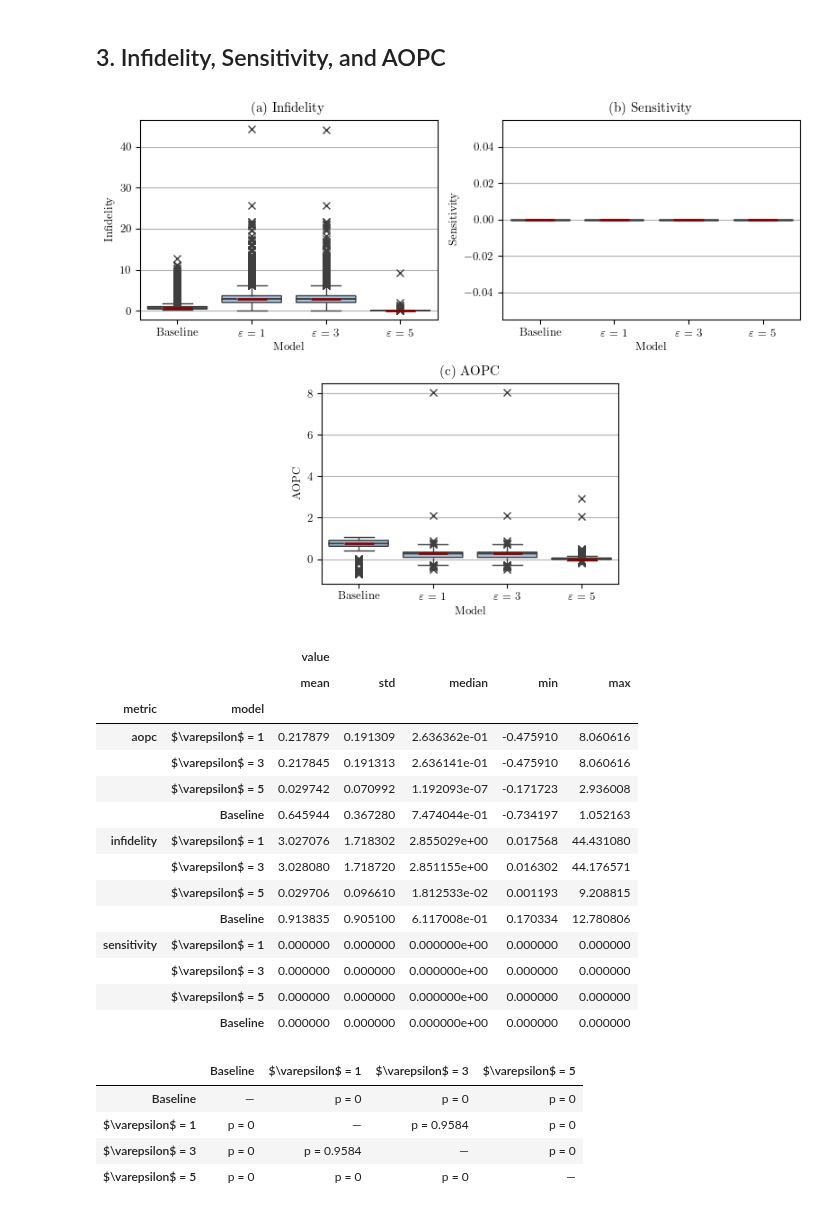
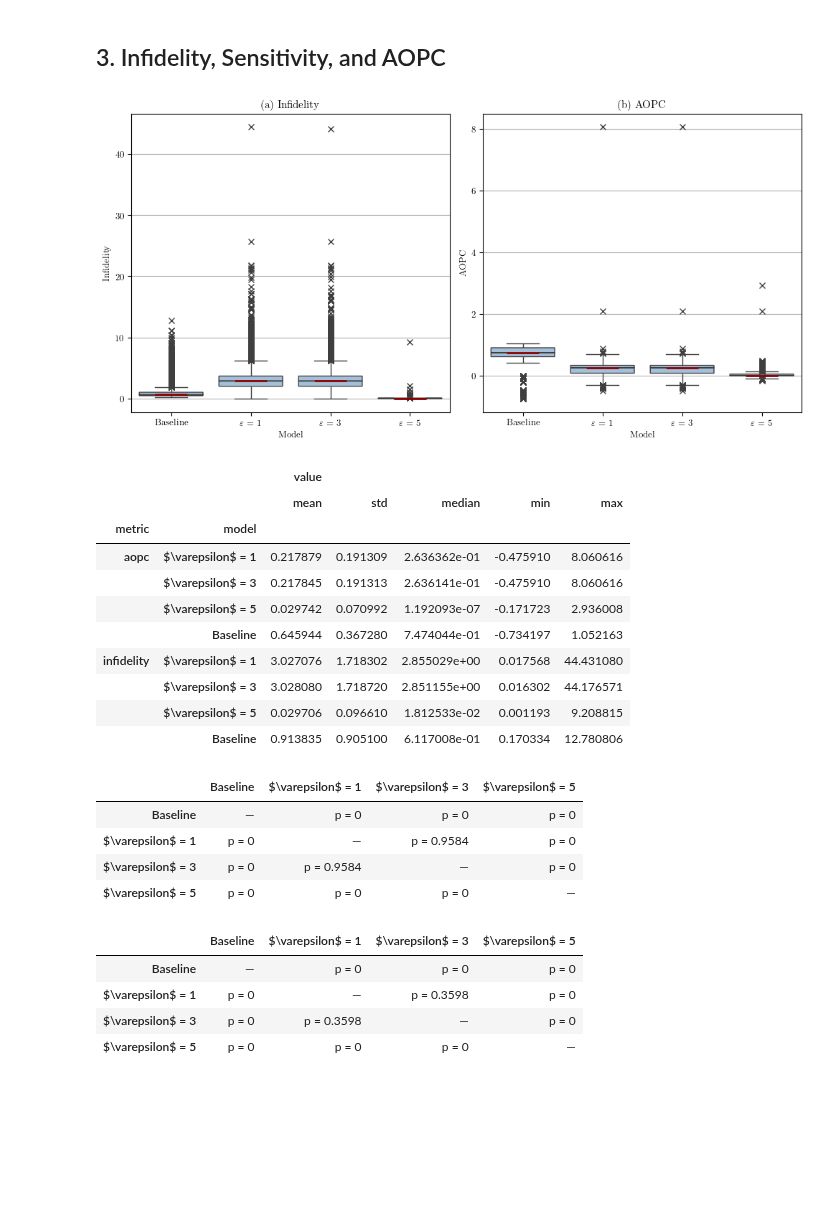
Before and after one commit to trinhkieuha/dp-shap-anomaly-detection, a Jupyter notebook: notebooks/06_Explainability.ipynb, the cells around one changed output. Saved outputs shown, nothing was run; the diff lists cells and outputs as text; code cells hidden in the pictures; blank space fills up the shorter version.

Commit message:
Commit explainability evaluations

```diff
--- a/notebooks/06_Explainability.ipynb
+++ b/notebooks/06_Explainability.ipynb
@@ -34,9 +34,9 @@ plt.rcParams['font.size'] = 9
 # Chosen tuning objective
 metric = "AUC"
 x_size = 12000
-explain_size = 500
+explain_size = 25
 
-"""for script in ["explain", "explain_eval"]:
+for script in ["explain", "explain_eval"]:
 
     # Create the script directory if it doesn't exist
     os.makedirs("scripts", exist_ok=True)
@@ -57,4 +57,4 @@ explain_size = 500
             if model_type == "dpsgd":
                 txt += f' --model_type {model_type}'
             with open(f"scripts/{script}.sh", "a") as f:
-                f.write(txt + "\n")"""
+                f.write(txt + "\n")
@@ -212,20 +210,17 @@ df_melted.groupby(["gap_type", "epsilon"]).agg(["mean", "std", "median", "min",
 ## 3. Infidelity, Sensitivity, and AOPC
 # %%
 # Create figure and define the grid layout
-fig = plt.figure(figsize=(8, 6))
-gs = gridspec.GridSpec(2, 4, height_ratios=[1, 1])
-gs_bottom = gridspec.GridSpecFromSubplotSpec(1, 4, subplot_spec=gs[1, :])
+fig, axes = plt.subplots(1, 2, figsize=(10, 5))
+# Flatten the axes array for easier indexing
+axes = axes.flatten()
 
 # First plot: Infidelity
-ax1 = fig.add_subplot(gs[0, 0:2])  # Top-left
+ax1 = axes[0]
 
 # Second plot: Sensitivity
-ax2 = fig.add_subplot(gs[0, 2:4])  # Top-right
+ax2 = axes[1]
 
-# Third plot: AOPC
-ax3 = fig.add_subplot(gs_bottom[0, 1:3])  # Center cell of the 4-column row
-
-df = pd.DataFrame(columns=["model", "infidelity", "sensitivity", "aopc"])
+df = pd.DataFrame(columns=["model", "infidelity", "aopc"])
 # Plot the metrics for the baseline and DPSGD models
 for (model_type, version, eps), explanation in shap_dict.items():
     try:
@@ -243,51 +238,40 @@ df.fillna(0, inplace=True)
 sns.boxplot(data=df,
             x="model",
             y="infidelity",
             ax=ax1,
             flierprops={"marker": "x"},
             boxprops={"facecolor": (.3, .5, .7, .5)},
             medianprops={"color": "darkred", "linewidth": 2},
             notch=True, showcaps=True)
 
 sns.boxplot(data=df,
             x="model",
-            y="sensitivity",
+            y="aopc",
             ax=ax2,
-            flierprops={"marker": "x"},
-            boxprops={"facecolor": (.3, .5, .7, .5)},
-            medianprops={"color": "darkred", "linewidth": 2},
-            notch=True, showcaps=True)
-
-sns.boxplot(data=df,
-            x="model",
-            y="aopc",
-            ax=ax3,
             flierprops={"marker": "x"},
             boxprops={"facecolor": (.3, .5, .7, .5)},
             medianprops={"color": "darkred", "linewidth": 2},
             notch=True, showcaps=True)
 
 # Set the titles for the subplots
 ax1.set_title("(a) Infidelity")
-ax2.set_title("(b) Sensitivity")
-ax3.set_title("(c) AOPC")
+ax2.set_title("(b) AOPC")
 
 # Set the y-axis labels
 ax1.set_ylabel("Infidelity")
-ax2.set_ylabel("Sensitivity")
-ax3.set_ylabel("AOPC")
+ax2.set_ylabel("AOPC")
 
 # Set the y-axis labels
-for ax in [ax1, ax2, ax3]:
+for ax in [ax1, ax2]:
     ax.set_xlabel("Model")
     ax.grid(axis='y')
 
 plt.tight_layout()
 plt.show()
 # %% [output]
-[figure, old version]
+[figure, new version]
 # %%
-df.melt(id_vars=["model"], value_vars=["infidelity", "sensitivity", "aopc"], var_name="metric", value_name="value").groupby(["metric", "model"]).agg(["mean", "std", "median", "min", "max"])
+df.melt(id_vars=["model"], value_vars=["infidelity", "aopc"], var_name="metric", value_name="value").groupby(["metric", "model"]).agg(["mean", "std", "median", "min", "max"])
 # %% [output]
 |  |  | value |  |  |  |  |
 |  |  | mean | std | median | min | max |
@@ -300,10 +284,6 @@ df.melt(id_vars=["model"], value_vars=["infidelity", "sensitivity", "aopc"], var
 |  | $\varepsilon$ = 3 | 3.028080 | 1.718720 | 2.851155e+00 | 0.016302 | 44.176571 |
 |  | $\varepsilon$ = 5 | 0.029706 | 0.096610 | 1.812533e-02 | 0.001193 | 9.208815 |
 |  | Baseline | 0.913835 | 0.905100 | 6.117008e-01 | 0.170334 | 12.780806 |
-| sensitivity | $\varepsilon$ = 1 | 0.000000 | 0.000000 | 0.000000e+00 | 0.000000 | 0.000000 |
-|  | $\varepsilon$ = 3 | 0.000000 | 0.000000 | 0.000000e+00 | 0.000000 | 0.000000 |
-|  | $\varepsilon$ = 5 | 0.000000 | 0.000000 | 0.000000e+00 | 0.000000 | 0.000000 |
-|  | Baseline | 0.000000 | 0.000000 | 0.000000e+00 | 0.000000 | 0.000000 |
 # %%
 def run_pairwise_wilcoxon(df, metric_col='aopc'):
     # List all model names
@@ -329,10 +309,16 @@ def run_pairwise_wilcoxon(df, metric_col='aopc'):
 
     return table
 
-run_pairwise_wilcoxon(df, metric_col='aopc')
+display(run_pairwise_wilcoxon(df, metric_col='aopc'))
+display(run_pairwise_wilcoxon(df, metric_col='infidelity'))
 # %% [output]
 |  | Baseline | $\varepsilon$ = 1 | $\varepsilon$ = 3 | $\varepsilon$ = 5 |
 | Baseline | — | p = 0 | p = 0 | p = 0 |
 | $\varepsilon$ = 1 | p = 0 | — | p = 0.9584 | p = 0 |
 | $\varepsilon$ = 3 | p = 0 | p = 0.9584 | — | p = 0 |
 | $\varepsilon$ = 5 | p = 0 | p = 0 | p = 0 | — |
+|  | Baseline | $\varepsilon$ = 1 | $\varepsilon$ = 3 | $\varepsilon$ = 5 |
+| Baseline | — | p = 0 | p = 0 | p = 0 |
+| $\varepsilon$ = 1 | p = 0 | — | p = 0.3598 | p = 0 |
+| $\varepsilon$ = 3 | p = 0 | p = 0.3598 | — | p = 0 |
+| $\varepsilon$ = 5 | p = 0 | p = 0 | p = 0 | — |
```
Also changed, not shown: parts of 1 cell of this notebook, 5 other files.
